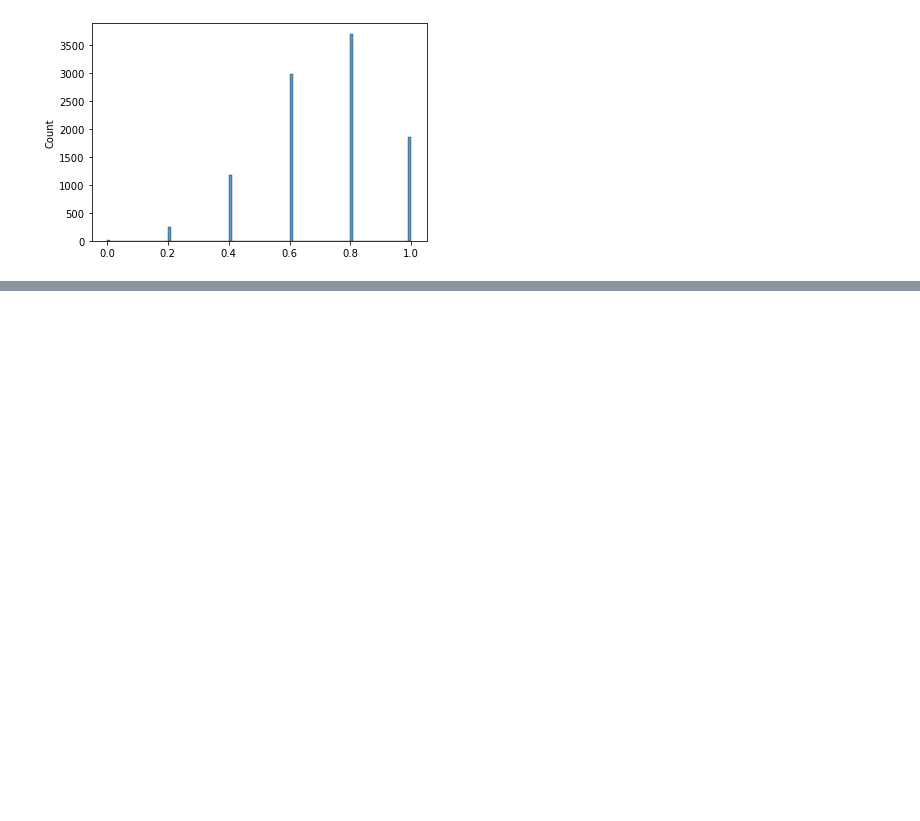
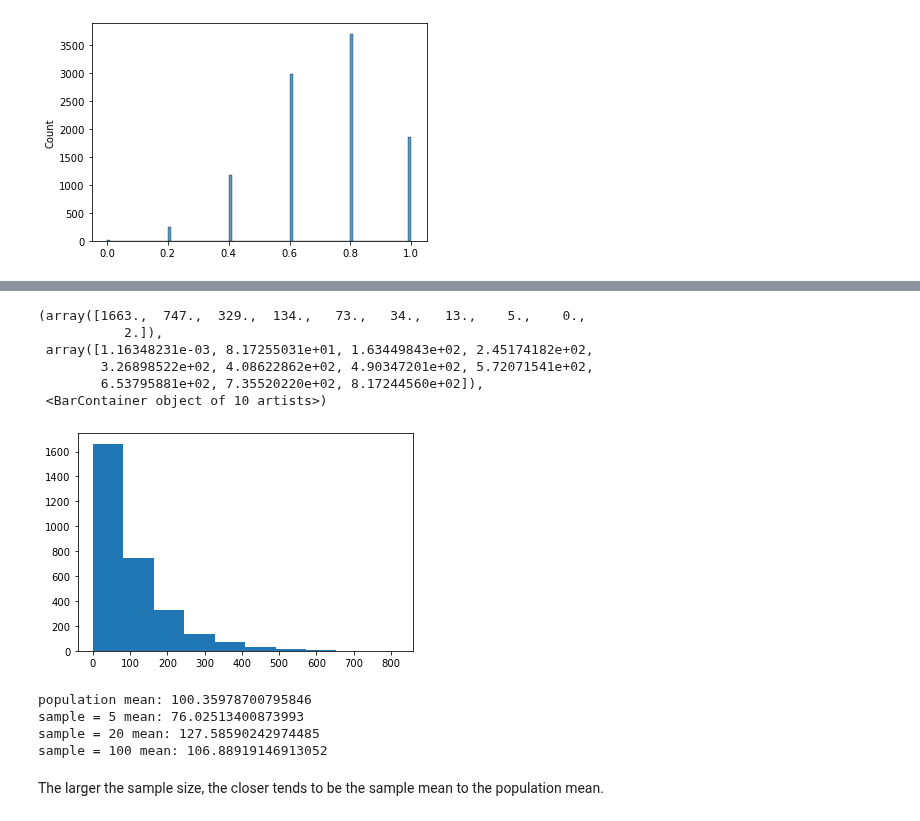
Before and after one commit to vpontello/DataScience_Nanodegree, a Jupyter notebook: 00_Extracurricular/02_Practical_Statistics/practical_statistics.ipynb, the cells around one changed output, grey strips where cells are left out. Cells and saved outputs as stored; diff of their text form; code cells hidden in the pictures; blank space fills up the shorter version.

```diff
--- a/00_Extracurricular/02_Practical_Statistics/practical_statistics.ipynb
+++ b/00_Extracurricular/02_Practical_Statistics/practical_statistics.ipynb
@@ -752,0 +840,32 @@ sns.histplot(sample_props.mean(axis=1), bins=100)
+# %%
+import numpy as np
+import matplotlib.pyplot as plt
+
+%matplotlib inline
+np.random.seed(42)
+
+# This is just setting up some random data in pop_data
+# The functionality of the gamma distribution is not relevant
+# for this class.
+pop_data = np.random.gamma(1,100,3000)
+plt.hist(pop_data)
+# %% [output]
+(array([1663.,  747.,  329.,  134.,   73.,   34.,   13.,    5.,    0.,
+           2.]),
+ array([1.16348231e-03, 8.17255031e+01, 1.63449843e+02, 2.45174182e+02,
+        3.26898522e+02, 4.08622862e+02, 4.90347201e+02, 5.72071541e+02,
+        6.53795881e+02, 7.35520220e+02, 8.17244560e+02]),
+ <BarContainer object of 10 artists>)
+[figure, added]
+# %%
+print(f'population mean: {pop_data.mean()}')
+print(f'sample = 5 mean: {np.random.choice(pop_data, size=5).mean()}')
+print(f'sample = 20 mean: {np.random.choice(pop_data, size=20).mean()}')
+print(f'sample = 100 mean: {np.random.choice(pop_data, size=100).mean()}')
+# %% [output]
+population mean: 100.35978700795846
+sample = 5 mean: 76.02513400873993
+sample = 20 mean: 127.58590242974485
+sample = 100 mean: 106.88919146913052
+# %% [markdown]
+The larger the sample size, the closer tends to be the sample mean to the population mean.
```
Also changed, not shown: parts of 18 cells of this notebook, 3 other files.
